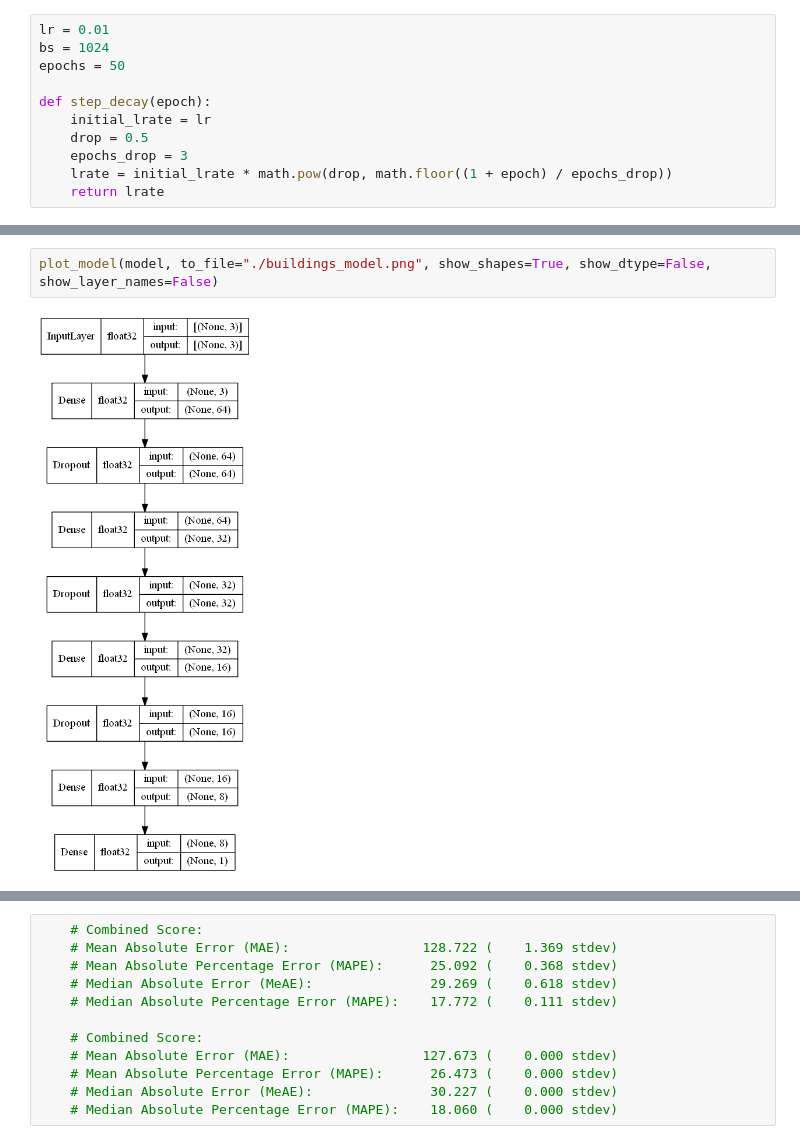
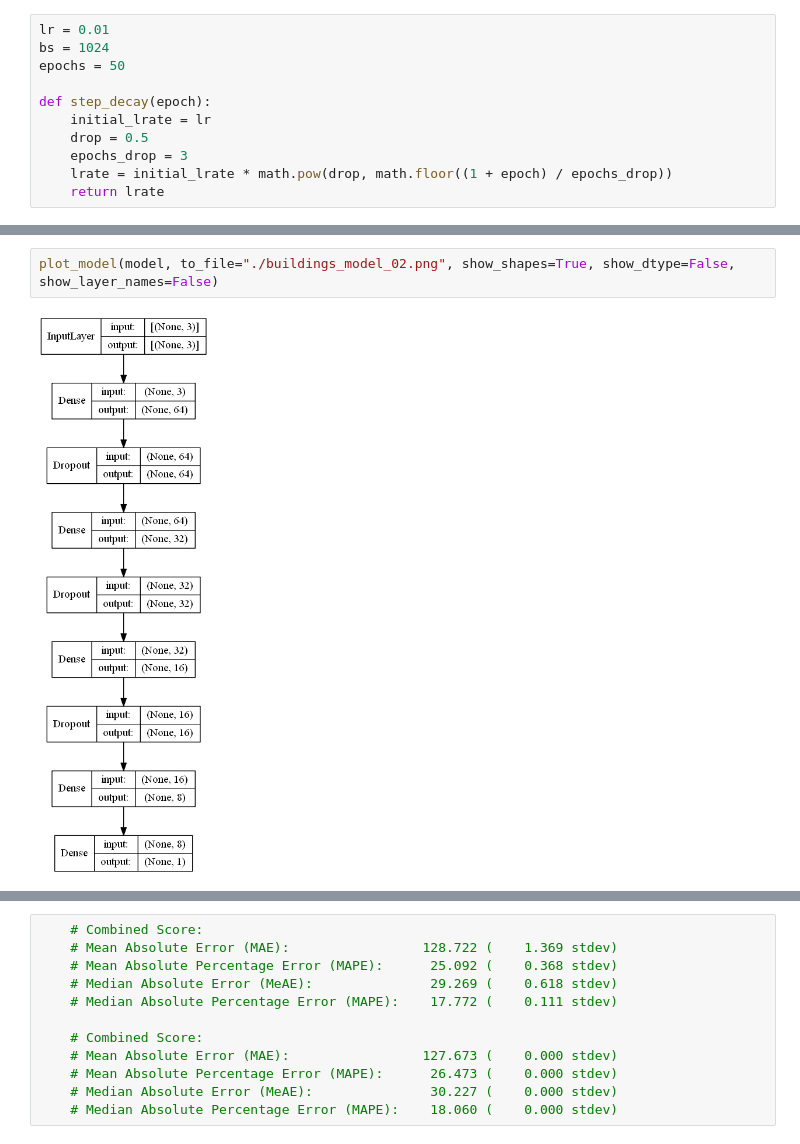
Before and after one commit to casperfibaek/buteo, a Jupyter notebook: papers/structure_density/step1_prepare_buildings.ipynb, the cells around one changed output, grey strips where cells are left out. Drawn from its saved outputs; the diff is of its cells as text.

```diff
--- a/papers/structure_density/step1_prepare_buildings.ipynb
+++ b/papers/structure_density/step1_prepare_buildings.ipynb
@@ -189,7 +189,7 @@ Epoch 12/50
 # %%
-plot_model(model, to_file="./buildings_model.png", show_shapes=True, show_dtype=False, show_layer_names=False)
+plot_model(model, to_file="./buildings_model_02.png", show_shapes=True, show_dtype=False, show_layer_names=False)
 # %% [output]
-[figure, old version]
+[figure, new version]
 # %%
 # scores
 mae_mean = np.array(scores['mean_absolute_error']).mean()
```
Also changed, not shown: parts of 4 cells of this notebook, 1 other file.
